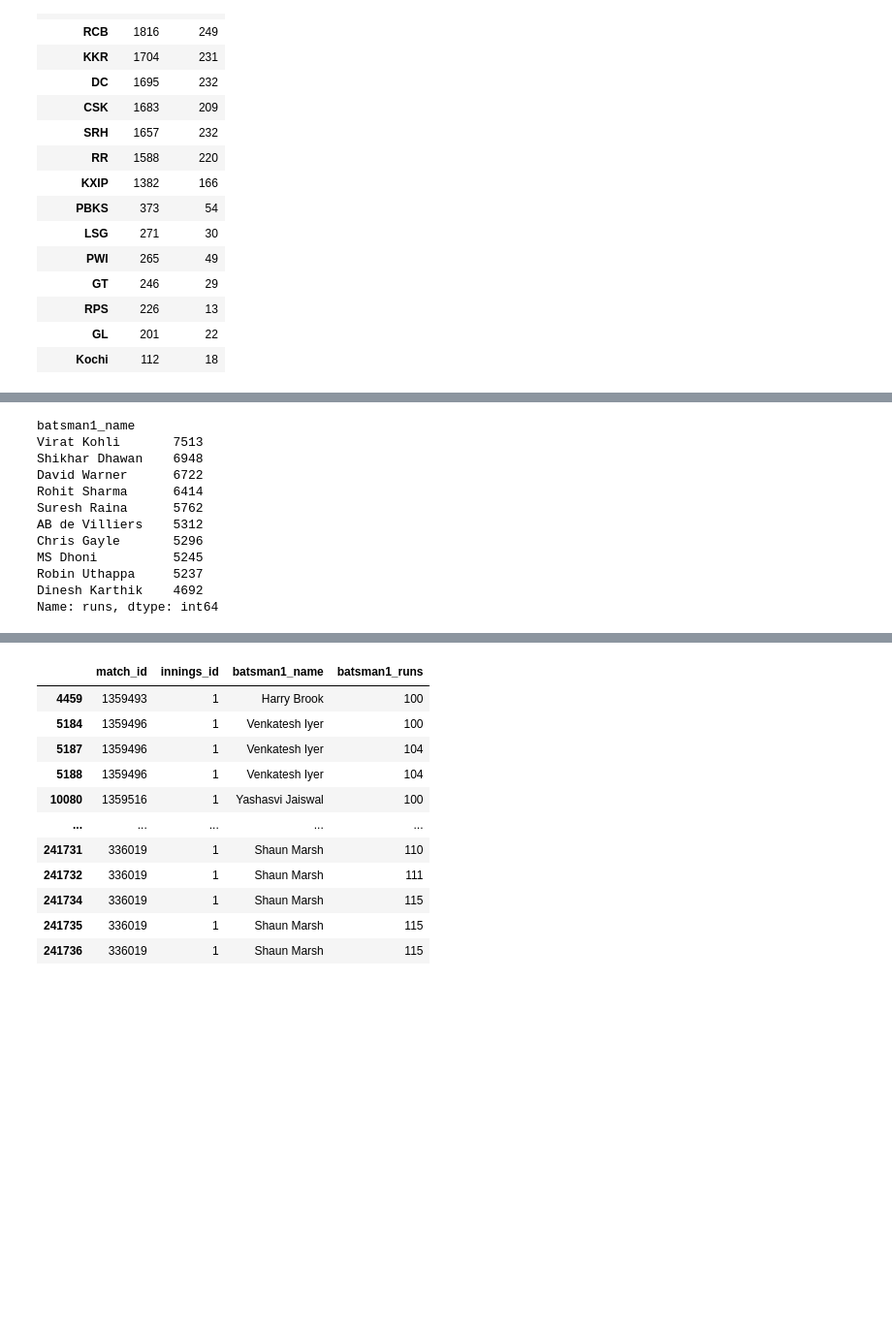
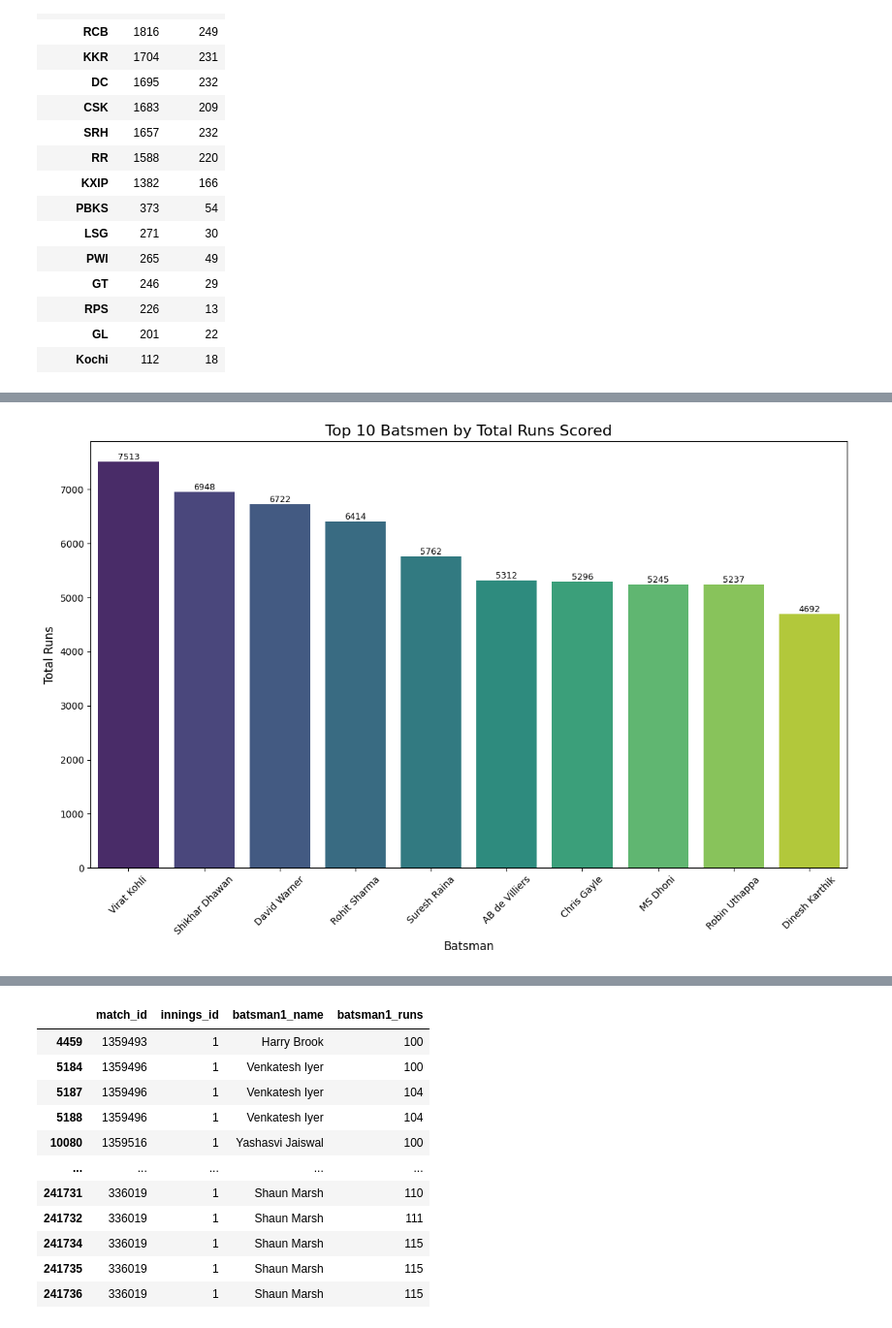
Before and after one commit to amalsalilan/IPL_Infographics_Data_Analytics_-_Data_Visualization_Infosys_Internship_Oct2024, a Jupyter notebook: eda_all_seasons_details.ipynb, the cells around one changed output, grey strips where cells are left out. Shown at 97% size. Saved outputs shown, nothing was run; the diff lists cells and outputs as text; code cells hidden in the pictures; blank space fills up the shorter version.

```diff
--- a/eda_all_seasons_details.ipynb
+++ b/eda_all_seasons_details.ipynb
@@ -725,16 +769,38 @@ Name: match_id, dtype: int64
 # %%
-df.groupby('batsman1_name')['runs'].sum().sort_values(ascending=False).head(10)
+warnings.filterwarnings('ignore')
+
+# Calculate the total runs scored by each batsman and select the top 10
+top_batsmen = df.groupby('batsman1_name')['runs'].sum().sort_values(ascending=False).head(10).reset_index()
+top_batsmen.columns = ['batsman', 'total_runs']
+
+# Plot the data
+plt.figure(figsize=(12, 8))
+palette = sns.color_palette('viridis', n_colors=len(top_batsmen))
+
+# Create bar plot
+bargraph = sns.barplot(x='batsman', y='total_runs', data=top_batsmen, palette=palette)
+
+# Add annotations for each bar
+for bar in bargraph.patches:
+    bargraph.annotate(
+        int(bar.get_height()),
+        (bar.get_x() + bar.get_width() / 2, bar.get_height()),
+        ha='center',
+        va='bottom',
+        fontsize=9
+    )
+
+# Set plot titles and labels
+plt.title('Top 10 Batsmen by Total Runs Scored', fontsize=16)
+plt.xlabel('Batsman', fontsize=12)
+plt.ylabel('Total Runs', fontsize=12)
+
+# Rotate x-axis labels for better readability
+plt.xticks(rotation=45)
+
+# Adjust layout
+plt.tight_layout()
+plt.show()
 # %% [output]
-batsman1_name
-Virat Kohli       7513
-Shikhar Dhawan    6948
-David Warner      6722
-Rohit Sharma      6414
-Suresh Raina      5762
-AB de Villiers    5312
-Chris Gayle       5296
-MS Dhoni          5245
-Robin Uthappa     5237
-Dinesh Karthik    4692
-Name: runs, dtype: int64
+[figure, added]
 # %%
```
Also changed, not shown: parts of 13 cells of this notebook.
